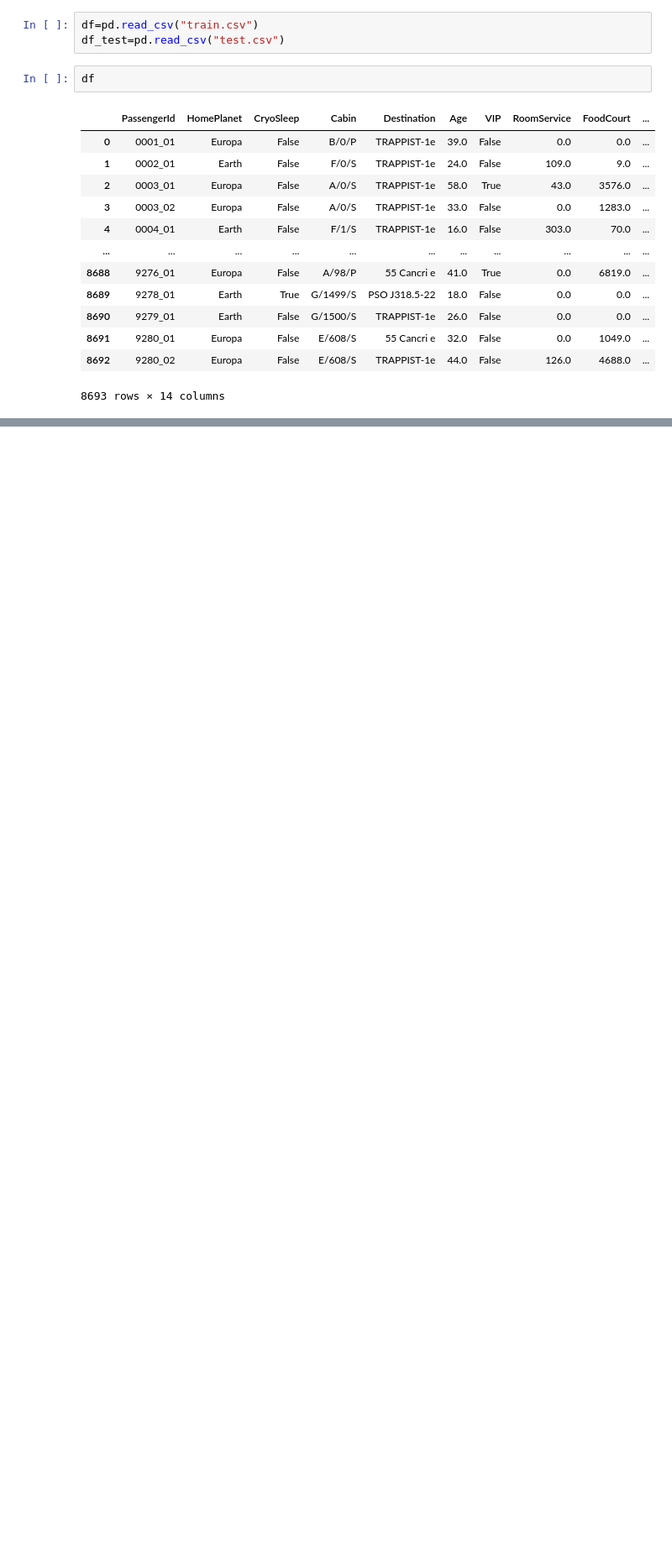
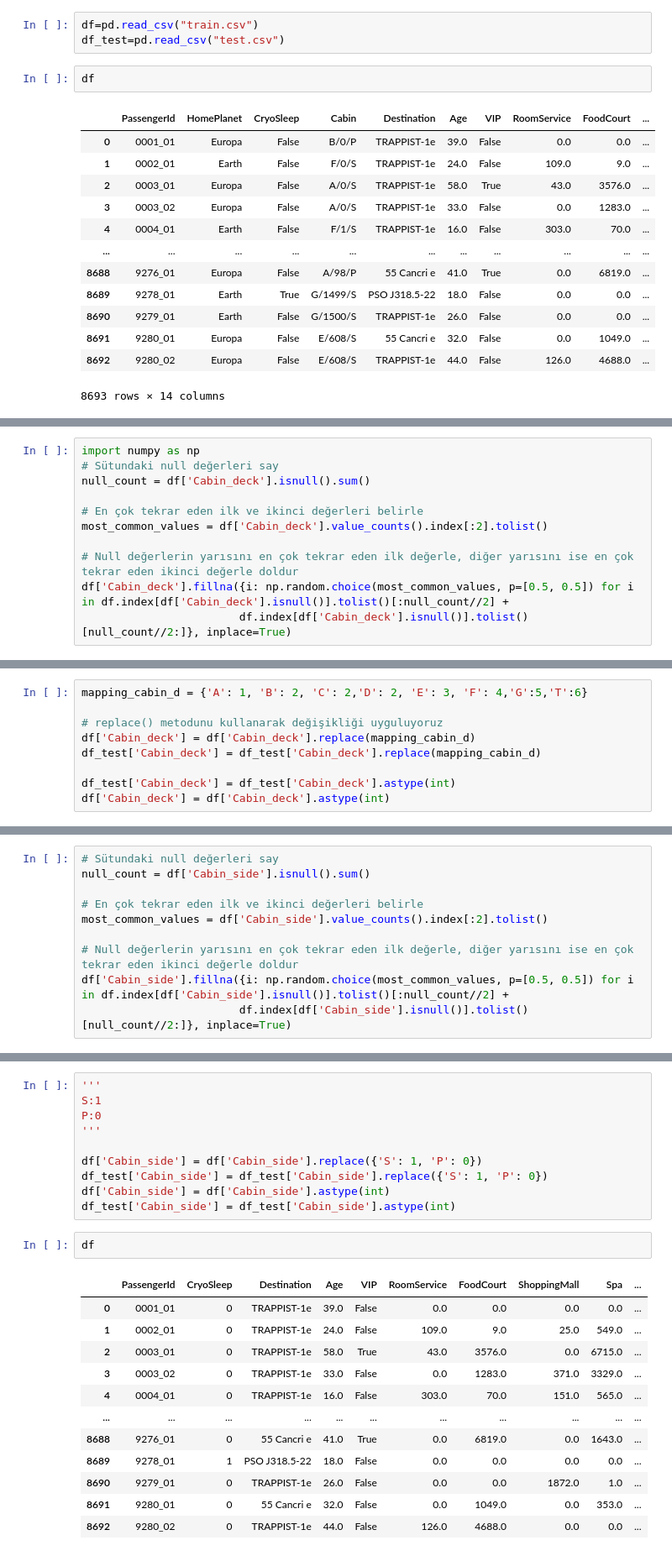
Before and after one commit to marbc3/Spaceship-Titanic, a Jupyter notebook: spaceshiptitanic.ipynb, the cells around one changed output, grey strips where cells are left out. Shown: that part at 84% size. Drawn from its saved outputs; the diff is of its cells as text; blank space fills up the shorter version.

```diff
--- a/spaceshiptitanic.ipynb
+++ b/spaceshiptitanic.ipynb
@@ -39,0 +137,11 @@ dtype: int64
+# %%
+import numpy as np
+# Sütundaki null değerleri say
+null_count = df['Cabin_deck'].isnull().sum()
+
+# En çok tekrar eden ilk ve ikinci değerleri belirle
+most_common_values = df['Cabin_deck'].value_counts().index[:2].tolist()
+
+# Null değerlerin yarısını en çok tekrar eden ilk değerle, diğer yarısını ise en çok tekrar eden ikinci değerle doldur
+df['Cabin_deck'].fillna({i: np.random.choice(most_common_values, p=[0.5, 0.5]) for i in df.index[df['Cabin_deck'].isnull()].tolist()[:null_count//2] +
+                        df.index[df['Cabin_deck'].isnull()].tolist()[null_count//2:]}, inplace=True)
@@ -39,0 +191,9 @@ dtype: int64
+# %%
+mapping_cabin_d = {'A': 1, 'B': 2, 'C': 2,'D': 2, 'E': 3, 'F': 4,'G':5,'T':6}
+
+# replace() metodunu kullanarak değişikliği uyguluyoruz
+df['Cabin_deck'] = df['Cabin_deck'].replace(mapping_cabin_d)
+df_test['Cabin_deck'] = df_test['Cabin_deck'].replace(mapping_cabin_d)
+
+df_test['Cabin_deck'] = df_test['Cabin_deck'].astype(int)
+df['Cabin_deck'] = df['Cabin_deck'].astype(int)
@@ -39,0 +206,10 @@ dtype: int64
+# %%
+# Sütundaki null değerleri say
+null_count = df['Cabin_side'].isnull().sum()
+
+# En çok tekrar eden ilk ve ikinci değerleri belirle
+most_common_values = df['Cabin_side'].value_counts().index[:2].tolist()
+
+# Null değerlerin yarısını en çok tekrar eden ilk değerle, diğer yarısını ise en çok tekrar eden ikinci değerle doldur
+df['Cabin_side'].fillna({i: np.random.choice(most_common_values, p=[0.5, 0.5]) for i in df.index[df['Cabin_side'].isnull()].tolist()[:null_count//2] +
+                        df.index[df['Cabin_side'].isnull()].tolist()[null_count//2:]}, inplace=True)
@@ -39,0 +231,25 @@ dtype: int64
+# %%
+'''
+S:1
+P:0
+'''
+
+df['Cabin_side'] = df['Cabin_side'].replace({'S': 1, 'P': 0})
+df_test['Cabin_side'] = df_test['Cabin_side'].replace({'S': 1, 'P': 0})
+df['Cabin_side'] = df['Cabin_side'].astype(int)
+df_test['Cabin_side'] = df_test['Cabin_side'].astype(int)
+# %%
+df
+# %% [output]
+|  | PassengerId | CryoSleep | Destination | Age | VIP | RoomService | FoodCourt | ShoppingMall | Spa | ... |
+| 0 | 0001_01 | 0 | TRAPPIST-1e | 39.0 | False | 0.0 | 0.0 | 0.0 | 0.0 | ... |
+| 1 | 0002_01 | 0 | TRAPPIST-1e | 24.0 | False | 109.0 | 9.0 | 25.0 | 549.0 | ... |
+| 2 | 0003_01 | 0 | TRAPPIST-1e | 58.0 | True | 43.0 | 3576.0 | 0.0 | 6715.0 | ... |
+| 3 | 0003_02 | 0 | TRAPPIST-1e | 33.0 | False | 0.0 | 1283.0 | 371.0 | 3329.0 | ... |
+| 4 | 0004_01 | 0 | TRAPPIST-1e | 16.0 | False | 303.0 | 70.0 | 151.0 | 565.0 | ... |
+| ... | ... | ... | ... | ... | ... | ... | ... | ... | ... | ... |
+| 8688 | 9276_01 | 0 | 55 Cancri e | 41.0 | True | 0.0 | 6819.0 | 0.0 | 1643.0 | ... |
+| 8689 | 9278_01 | 1 | PSO J318.5-22 | 18.0 | False | 0.0 | 0.0 | 0.0 | 0.0 | ... |
+| 8690 | 9279_01 | 0 | TRAPPIST-1e | 26.0 | False | 0.0 | 0.0 | 1872.0 | 1.0 | ... |
+| 8691 | 9280_01 | 0 | 55 Cancri e | 32.0 | False | 0.0 | 1049.0 | 0.0 | 353.0 | ... |
+| 8692 | 9280_02 | 0 | TRAPPIST-1e | 44.0 | False | 126.0 | 4688.0 | 0.0 | 0.0 | ... |
```
Also changed, not shown: parts of 23 cells of this notebook.
